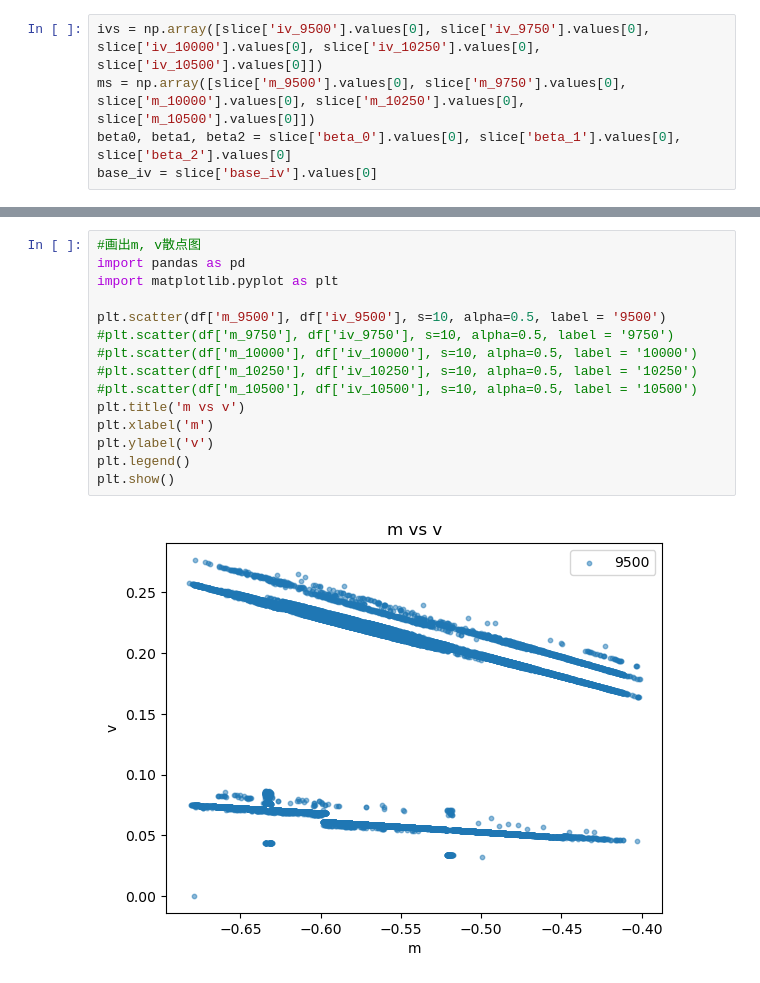
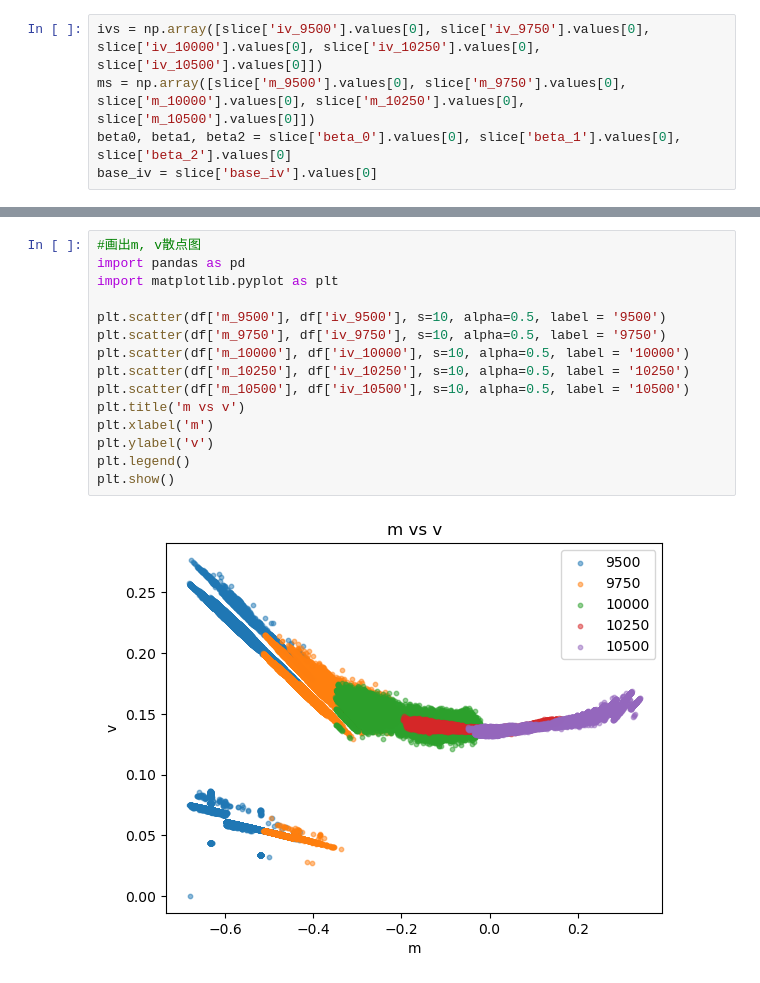
Before and after one commit to IMC-Prosperity-Granite-Flow/IMC_Prosperity3_GraniteFlow, a Jupyter notebook: src/analysis/round3/main.ipynb, the cells around one changed output, grey strips where cells are left out. Drawn from its saved outputs; the diff is of its cells as text.

```diff
--- a/src/analysis/round3/main.ipynb
+++ b/src/analysis/round3/main.ipynb
@@ -93,17 +54,17 @@ plt.legend()
 # %%
 #画出m, v散点图
 import pandas as pd
 import matplotlib.pyplot as plt
 
 plt.scatter(df['m_9500'], df['iv_9500'], s=10, alpha=0.5, label = '9500')
-#plt.scatter(df['m_9750'], df['iv_9750'], s=10, alpha=0.5, label = '9750')
-#plt.scatter(df['m_10000'], df['iv_10000'], s=10, alpha=0.5, label = '10000')
-#plt.scatter(df['m_10250'], df['iv_10250'], s=10, alpha=0.5, label = '10250')
-#plt.scatter(df['m_10500'], df['iv_10500'], s=10, alpha=0.5, label = '10500')
+plt.scatter(df['m_9750'], df['iv_9750'], s=10, alpha=0.5, label = '9750')
+plt.scatter(df['m_10000'], df['iv_10000'], s=10, alpha=0.5, label = '10000')
+plt.scatter(df['m_10250'], df['iv_10250'], s=10, alpha=0.5, label = '10250')
+plt.scatter(df['m_10500'], df['iv_10500'], s=10, alpha=0.5, label = '10500')
 plt.title('m vs v')
 plt.xlabel('m')
 plt.ylabel('v')
 plt.legend()
 plt.show()
 # %% [output]
-[figure, old version]
+[figure, new version]
```
Also changed, not shown: parts of 18 cells of this notebook, 6 other files.
